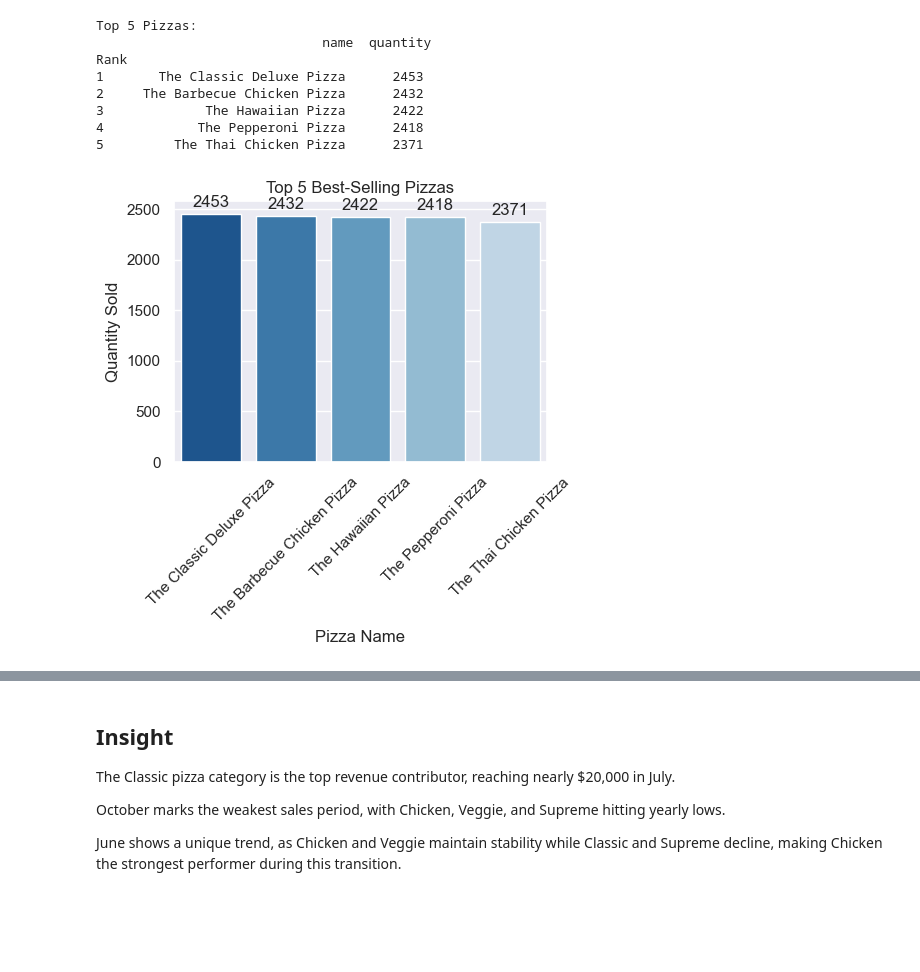
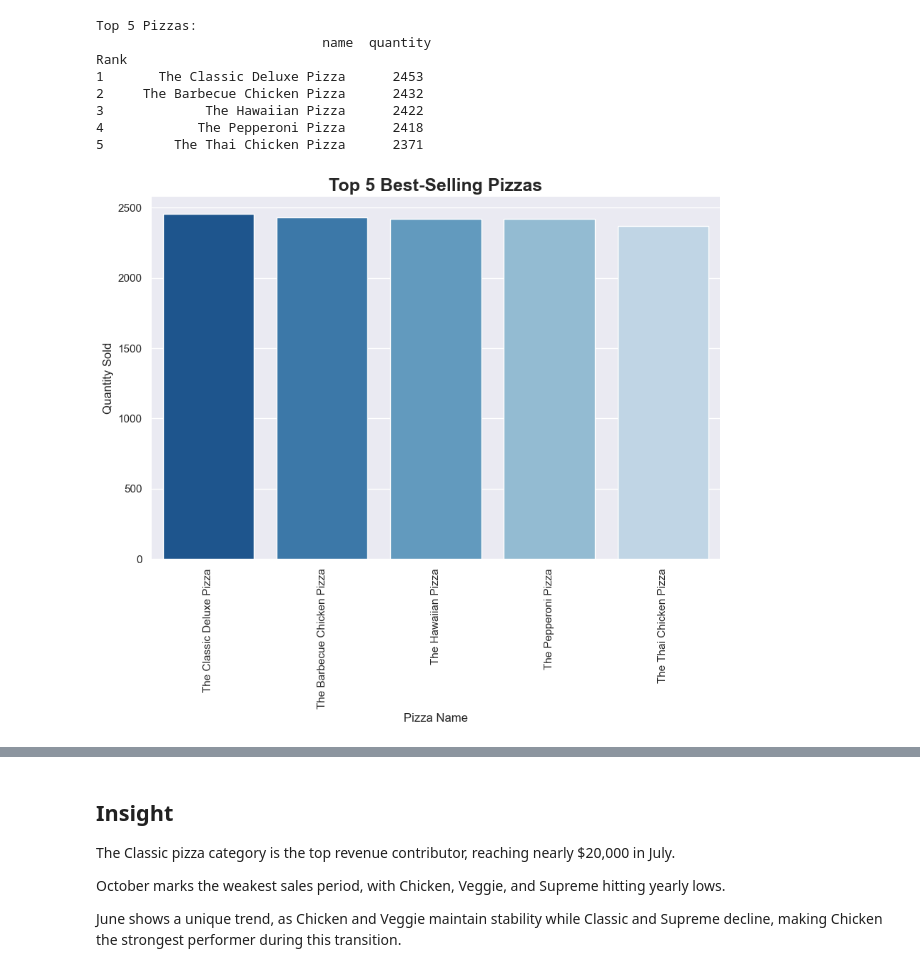
Before and after one commit to chijoke/EDA-Pizza-Sales-Analysis, a Jupyter notebook: EDA.ipynb, the cells around one changed output, grey strips where cells are left out. Saved outputs shown, nothing was run; the diff lists cells and outputs as text; code cells hidden in the pictures; blank space fills up the shorter version.

```diff
--- a/EDA.ipynb
+++ b/EDA.ipynb
@@ -244,24 +218,25 @@ Rank
 # %%
 sns.set_theme(style="darkgrid", palette='Blues_r')
 
-plt.figure(figsize=(5, 5))
+plt.figure(figsize=(9, 8))
 
 ax = sns.barplot(
     data=top_5_pizzas,
     x='name',
     y='quantity',
     hue='name',      # avoids FutureWarning
     legend=False
 )
-for container in ax.containers:
-    ax.bar_label(container, fmt='%.0f', padding=3)
+#for container in ax.containers:
+   # ax.bar_label(container, fmt='%.0f', padding=3)
 
-plt.title("Top 5 Best-Selling Pizzas")
-plt.xlabel("Pizza Name")
-plt.ylabel("Quantity Sold")
-plt.xticks(rotation=45)
+plt.title("Top 5 Best-Selling Pizzas",fontsize=18, weight="bold")
+plt.xlabel("Pizza Name", fontsize=12)
+plt.ylabel("Quantity Sold", fontsize = 12)
+plt.xticks(rotation=90)
+sns.despine(left=True, bottom=True)
 plt.tight_layout()
 
 plt.show()
 # %% [output]
-[figure, old version]
+[figure, new version]
```
Also changed, not shown: parts of 10 cells of this notebook.
